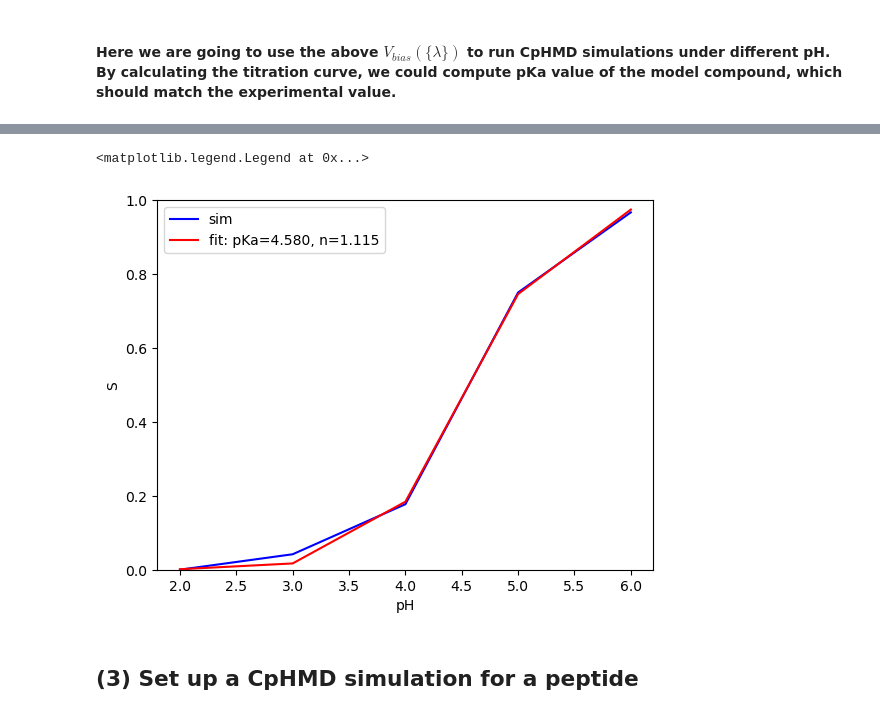
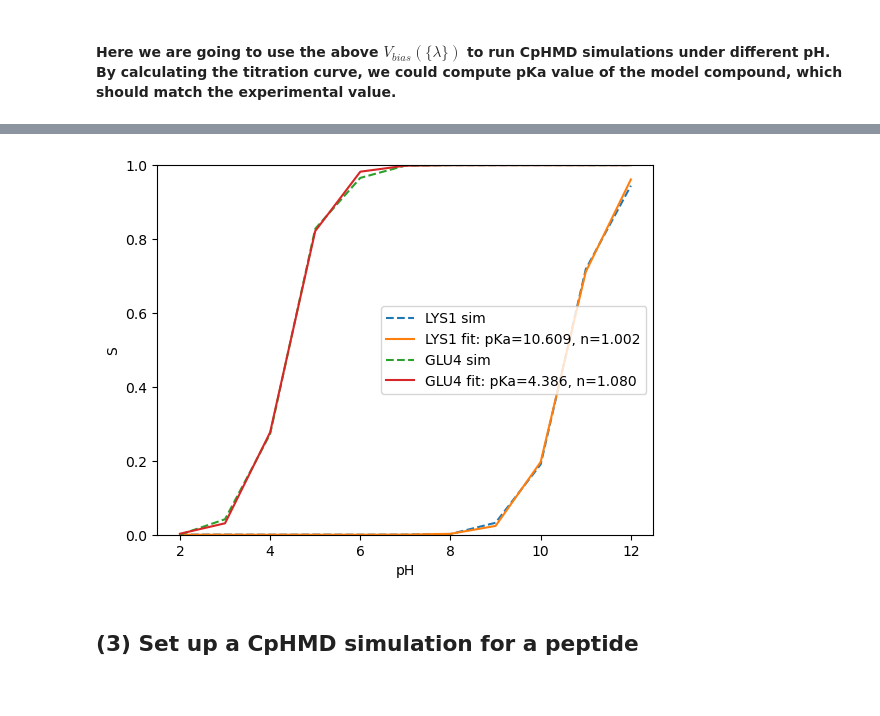
Before and after one commit to BrooksResearchGroup-UM/MSLD-Workshop, a Jupyter notebook: 7CpHMD/CpHMD.ipynb, the cells around one changed output, grey strips where cells are left out. Saved outputs shown, nothing was run; the diff lists cells and outputs as text; code cells hidden in the pictures.

```diff
--- a/7CpHMD/CpHMD.ipynb
+++ b/7CpHMD/CpHMD.ipynb
@@ -734,7 +835,7 @@ def clear_system():
 # %% [markdown]
 #### Below is the main script to run short trial simulations and use ALF to do analysis.
 # %%
-def run_dynamics():
+def run_dynamics(pH):
         global nsteps_eq, nsteps_prod, nsavc, out_dir, log_fn, ittm1
         if int(phase)==1 or int(phase)==2:
            if int(phase)==1:
@@ -773,7 +874,7 @@ def run_dynamics():
            set_var(run)
            os.chdir(cwd)
         var_df=pd.read_csv(f'{wrk_dir}/variables/var-run{run}.txt',index_col=0,header=0)
-        blk=setup_block(var_df,titr_res,pka[comp[0:3].upper()])
+        blk=setup_block(var_df,titr_res,pH)
         blk.run()
         setup_nb(nbond)
 
@@ -1147,18 +1273,18 @@ plt.plot(pH_list,S_list)
 def func(pH, pKa, n):
     return 1/(1+10**(-1*n*(pH-pKa)))
 # %%
-popt, pcov = curve_fit(func, pH_list, S_list,bounds=([-1,0], [15,5]))
+for aa in titr_res.keys():
+    AA=aa.upper()
+    for ires in titr_res[AA][0]:
+        popt, pcov = curve_fit(func, pH_list, S_dict[f'{aa}{ires}'],bounds=([-1,0], [15,5]))
+        plt.xlabel('pH')
+        plt.ylabel('S')
+        plt.ylim(0,1)
+        plt.plot(pH_list,S_dict[f'{aa}{ires}'],'--', label=f'{aa}{ires} sim')
+        plt.plot(pH_list, func(pH_list, *popt), '-',label=f'{aa}{ires} fit: pKa=%5.3f, n=%5.3f' % tuple(popt))
+        plt.legend()
+# %% [output]
+[figure, added]
-# %%
-
-plt.xlabel('pH')
-plt.ylabel('S')
-plt.ylim(0,1)
-plt.plot(pH_list,S_list,'b-', label='sim')
-plt.plot(pH_list, func(pH_list, *popt), 'r-',label='fit: pKa=%5.3f, n=%5.3f' % tuple(popt))
-plt.legend()
-# %% [output]
-<matplotlib.legend.Legend at 0x...>
-[figure, removed]
 # %% [markdown]
 ## (3) Set up a CpHMD simulation for a peptide
 # %% [markdown]
```
Also changed, not shown: parts of 19 cells of this notebook, 42 other files.
